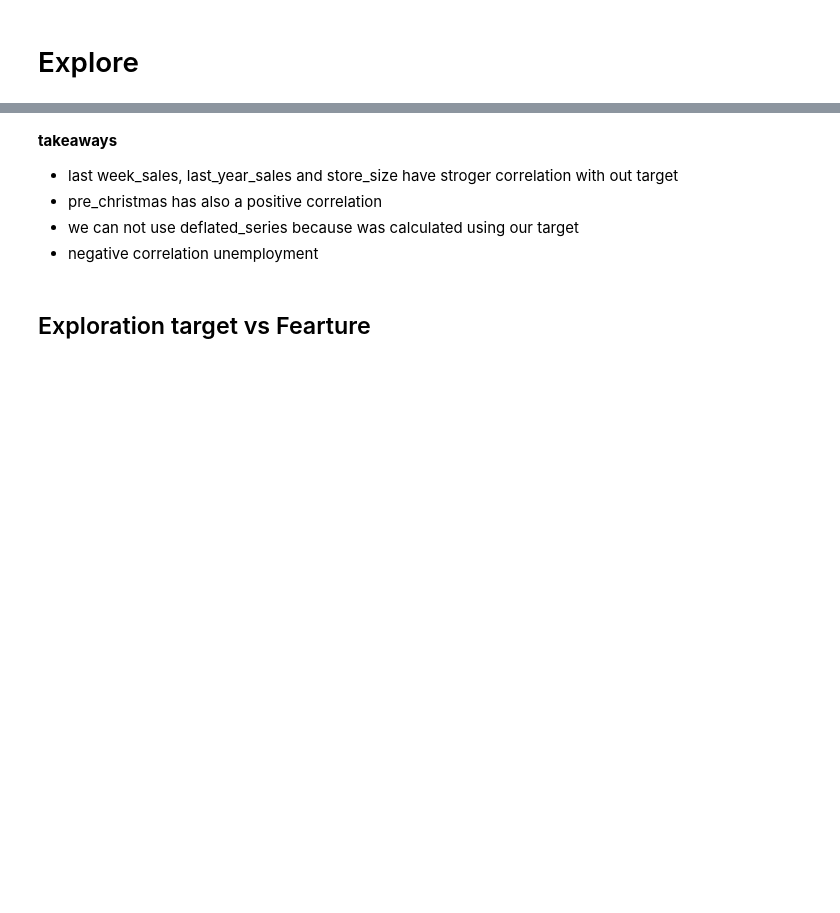
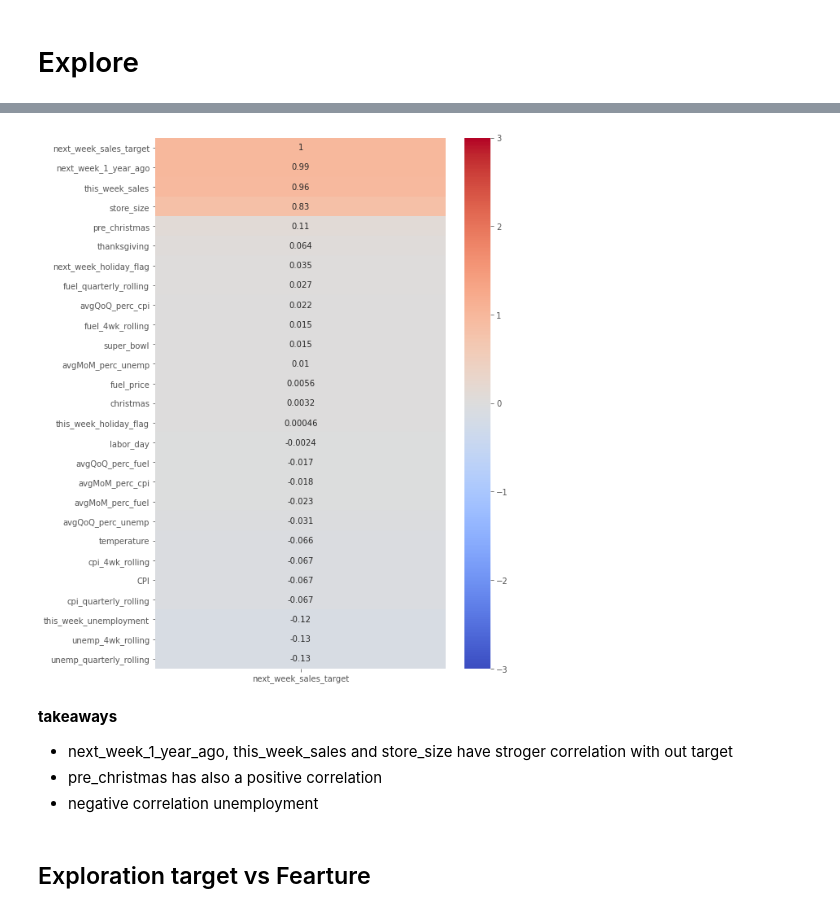
Before and after one commit to Attention-Walmart-Shoppers/capstone, a Jupyter notebook: cindy_initial_notebook.ipynb, the cells around one changed output, grey strips where cells are left out. Cells and saved outputs as stored; diff of their text form; code cells hidden in the pictures; blank space fills up the shorter version.

```diff
--- a/cindy_initial_notebook.ipynb
+++ b/cindy_initial_notebook.ipynb
@@ -681,12 +797,13 @@ plt.show()
 # %%
 #let's focus on my target
 plt.figure(figsize=(8, 12))
-heatmap = sns.heatmap(train.corr()[['weekly_sales']].sort_values(by='weekly_sales', ascending=False), vmin=-3, vmax=3, annot=True, cmap='coolwarm')
+heatmap = sns.heatmap(train.corr()[['next_week_sales_target']].sort_values(by='next_week_sales_target', ascending=False), vmin=-3, vmax=3, annot=True, cmap='coolwarm')
+# %% [output]
+[figure, added]
 # %% [markdown]
 **takeaways**
-- last week_sales, last_year_sales and store_size have stroger correlation with out target
+- next_week_1_year_ago, this_week_sales and store_size have stroger correlation with out target
 - pre_christmas has also a positive correlation
-- we can not use deflated_series because was calculated using our target
 - negative correlation unemployment
 # %% [markdown]
 ## Exploration target vs Fearture
```
Also changed, not shown: parts of 76 cells of this notebook.
